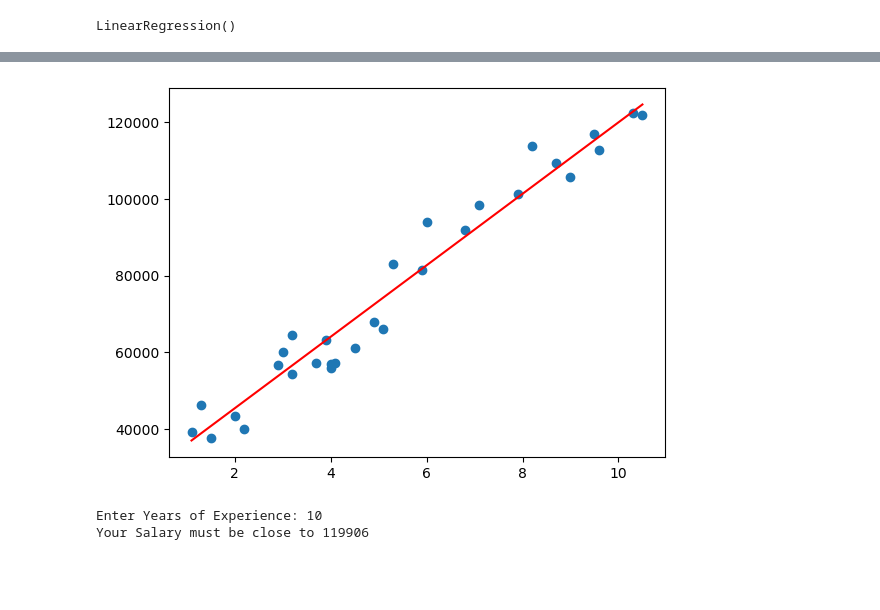
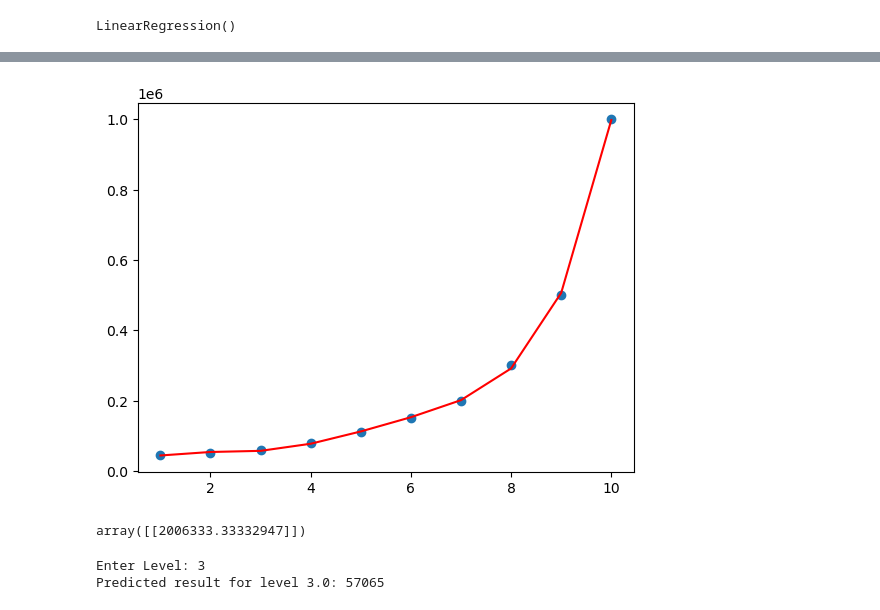
Before and after one commit to Shruti0106/Shruti-Khandagale, a Jupyter notebook: Implementation.ipynb, the cells around one changed output, grey strips where cells are left out. Drawn from its saved outputs; the diff is of its cells as text; code cells hidden in the pictures; blank space fills up the shorter version.

```diff
--- a/Implementation.ipynb
+++ b/Implementation.ipynb
@@ -10,6 +7,6 @@ warnings.filterwarnings('ignore')
 # %%
 # Import dataset
 
-ds = pd.read_csv('Salary_Data.csv')
+ds = pd.read_csv('Position_Salaries.csv')
 ds
 # %% [output]
@@ -33,5 +24,5 @@ ds
 # %%
-# Divide dataset as Independent(input) and Dependent(output)
+# Splitting dataset into independent and dependent variables
 
-x = ds[['YearsExperience']]
+x = ds[['Level']]
 y = ds[['Salary']]
@@ -154,8 +64,12 @@ y
 # %%
-# Define model
+# Model fitting (Polynomial regression model fitting)
 
 from sklearn.linear_model import LinearRegression
+from sklearn.preprocessing import PolynomialFeatures
+poly_reg = PolynomialFeatures(degree = 5)
+X_poly = poly_reg.fit_transform(x)
+#X_poly
 reg = LinearRegression()
-reg.fit(x_train, y_train)
+reg.fit(X_poly,y)
 # %% [output]
 LinearRegression()
@@ -189,19 +76,27 @@ y_test
 # %%
-# Visualize
+# Visualization
 
 plt.scatter(x,y)
-result = reg.predict(x)
-plt.plot(x, result, color = 'red')
+plt.plot(x, reg.predict(poly_reg.transform(x)), color='red')
 plt.show()
 # %% [output]
-[figure, old version]
+[figure, new version]
+# %%
+# Predicting for my input
+
+myinput = pd.DataFrame(data = [[11]], columns = ['Level'])
+result = reg.predict(poly_reg.transform(myinput))
+result
+# %% [output]
+array([[2006333.33332947]])
 # %%
-# For user input
+# Predict for user input
 
-years = int(input('Enter Years of Experience:'))
-myinput = pd.DataFrame(columns=['YearsExperience'], data=[[years]])
-result = reg.predict(myinput)
-print("Your Salary must be close to", round(result[0,0]))
+level = float(input('Enter Level:'))
+myinput = pd.DataFrame(data = [[level]], columns = ['Level'])
+poly_input = poly_reg.transform(myinput)
+result = reg.predict(poly_input)
+print(f"Predicted result for level {level}: {round(result[0,0])}")
 # %% [output]
-Enter Years of Experience: 10
-Your Salary must be close to 119906
+Enter Level: 3
+Predicted result for level 3.0: 57065
```
Also changed, not shown: parts of 15 cells of this notebook.
